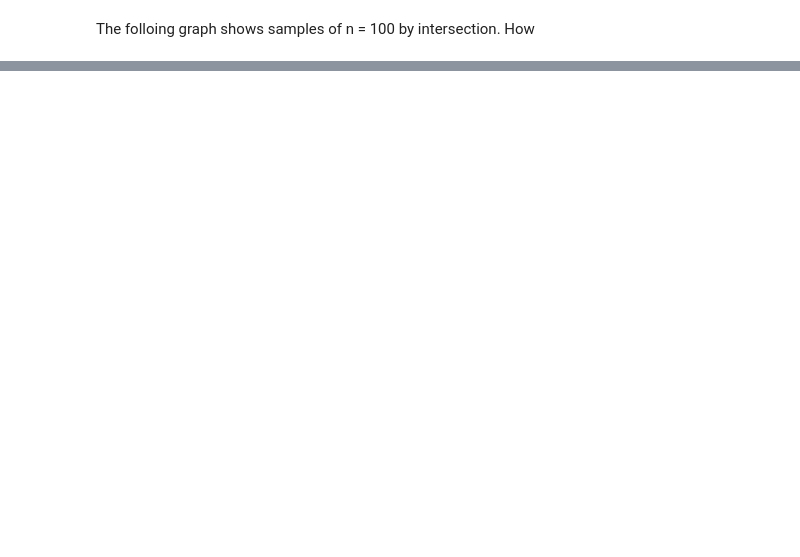
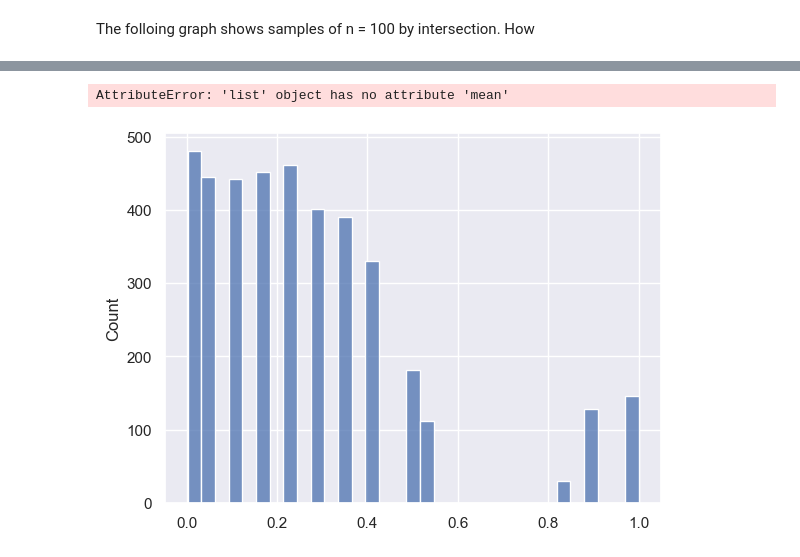
Before and after one commit to Le-Ty/abm_dm_impact, a Jupyter notebook: basic/notebooks/distributions.ipynb, the cells around one changed output, grey strips where cells are left out. Saved outputs shown, nothing was run; the diff lists cells and outputs as text; code cells hidden in the pictures; blank space fills up the shorter version.

```diff
--- a/basic/notebooks/distributions.ipynb
+++ b/basic/notebooks/distributions.ipynb
@@ -218,0 +221,8 @@ plt.show()
+# %%
+res_all = res_fnw + res_mw + res_mnw + res_fw
+sns.histplot(res_all)
+
+res_all
+# %% [output]
+AttributeError: 'list' object has no attribute 'mean'
+[figure, added]
```
Also changed, not shown: parts of 6 cells of this notebook, 2 other files.
